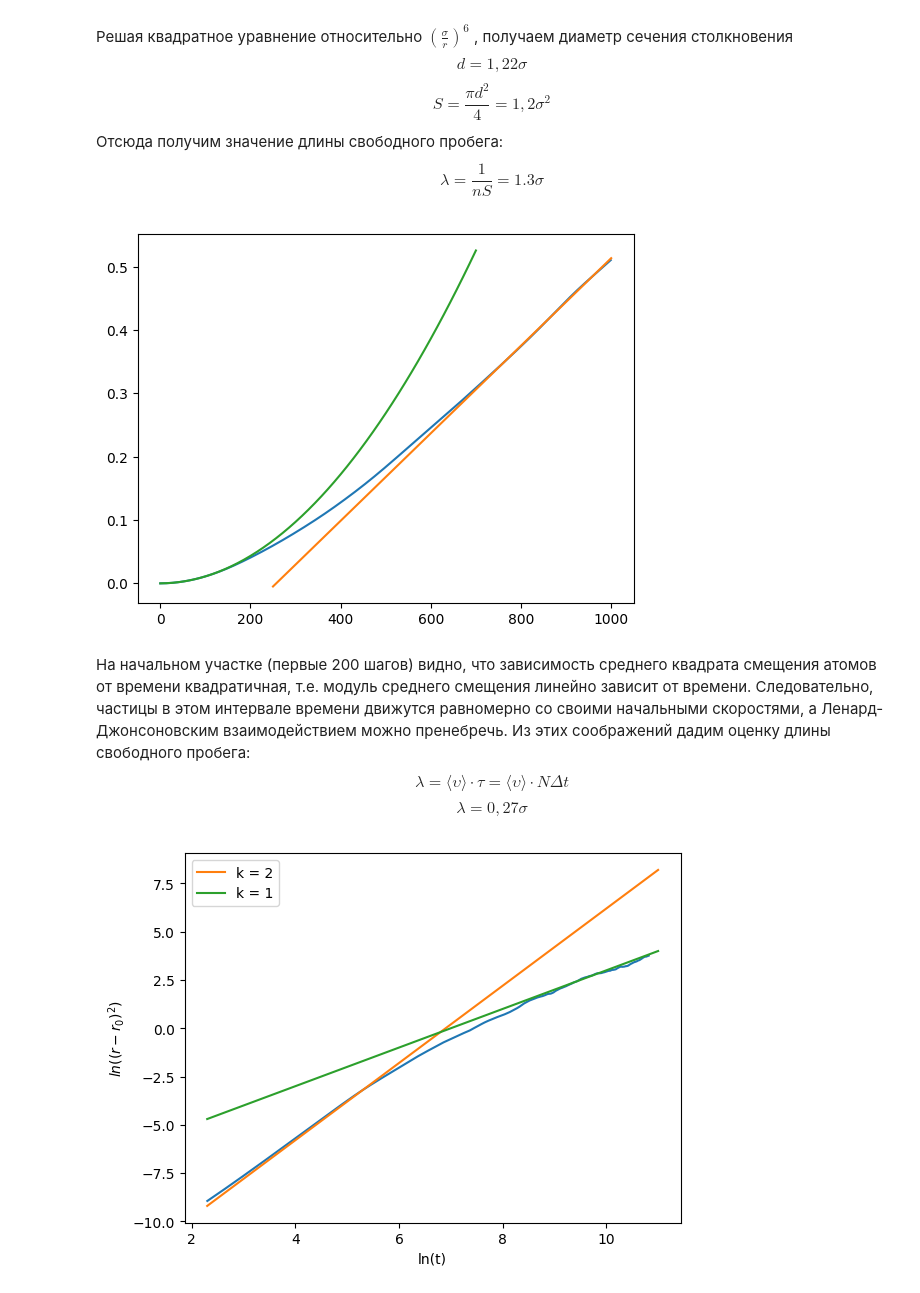
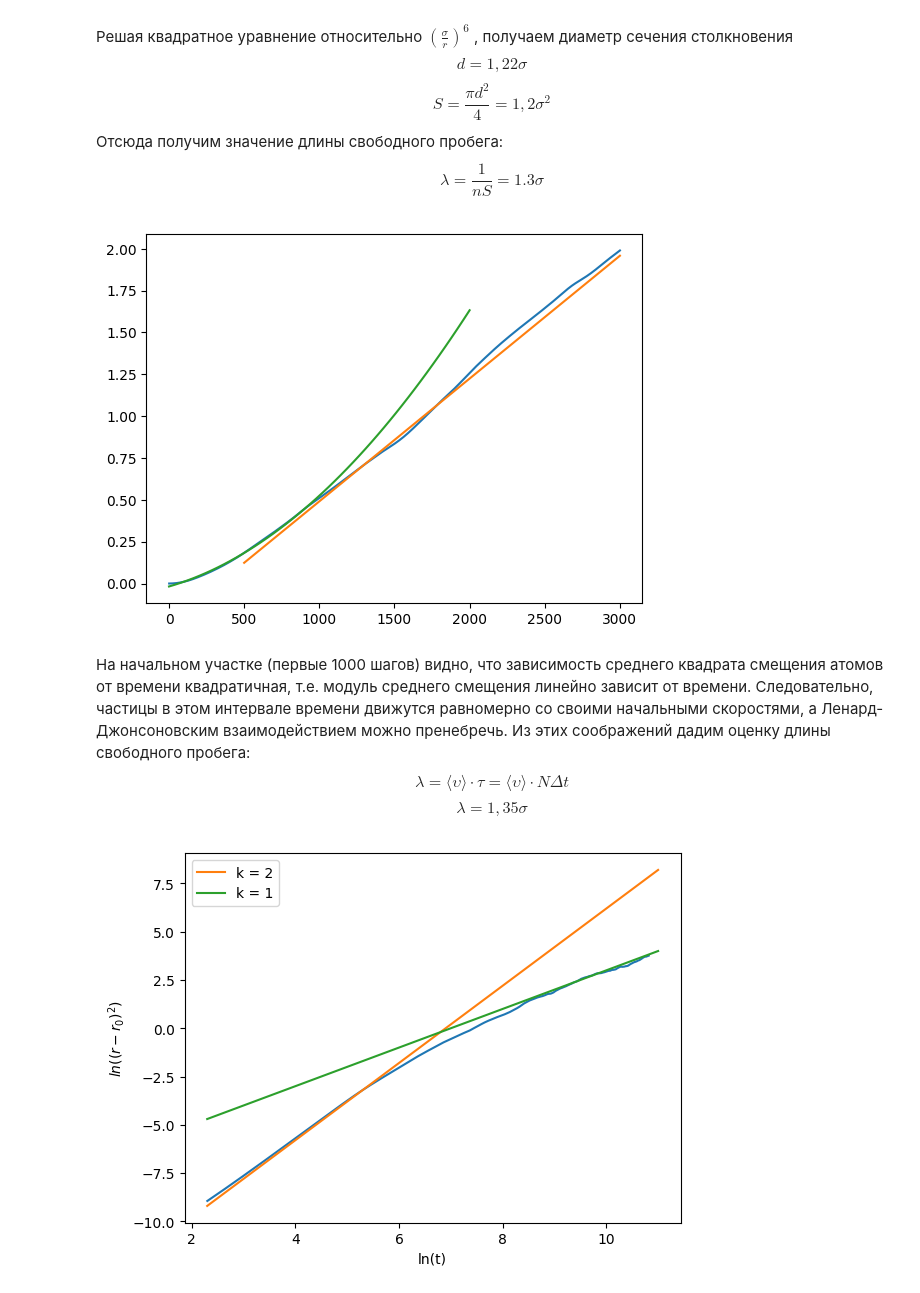
Before and after one commit to eMasov/Lenard-Johns-particle-model, a Jupyter notebook: Ideal_gas_model.ipynb, the cells around one changed output. Saved outputs shown, nothing was run; the diff lists cells and outputs as text; code cells hidden in the pictures.

```diff
--- a/Ideal_gas_model.ipynb
+++ b/Ideal_gas_model.ipynb
@@ -335,20 +335,20 @@ $$S = \frac{\pi d^2}{4} = 1,2 \sigma^2$$
 Отсюда получим значение длины свободного пробега:
 $$ \lambda = \frac{1}{nS} = 1.3 \sigma$$
 # %%
-a, b, c = np.polyfit(np.arange(100), np.array(delta[:100]), deg=2)
-k, q = np.polyfit(np.arange(800, 1001), np.array(delta[800:1001]), deg=1)
-plt.plot(np.arange(1000), np.array(delta[:1000]))
-x_1 = np.linspace(0, 700)
-x_2 = np.linspace(250, 1000)
+a, b, c = np.polyfit(np.arange(1, 1002), np.array(delta[:1001]), deg=2)
+k, q = np.polyfit(np.arange(1001, 2001), np.array(delta[1001:2001]), deg=1)
+plt.plot(np.arange(1, 3001), np.array(delta[:3000]))
+x_1 = np.linspace(0, 2000)
+x_2 = np.linspace(500, 3000)
 plt.plot(x_2, k * x_2 + q)
 plt.plot(x_1, a * x_1**2 + b * x_1 + c)
 plt.show()
 # %% [output]
-[figure, old version]
+[figure, new version]
 # %% [markdown]
-На начальном участке (первые 200 шагов) видно, что зависимость среднего квадрата смещения атомов от времени квадратичная, т.е. модуль среднего смещения линейно зависит от времени. Следовательно, частицы в этом интервале времени движутся равномерно со своими начальными скоростями, а Ленард-Джонсоновским взаимодействием можно пренебречь. Из этих соображений дадим оценку длины свободного пробега:
+На начальном участке (первые 1000 шагов) видно, что зависимость среднего квадрата смещения атомов от времени квадратичная, т.е. модуль среднего смещения линейно зависит от времени. Следовательно, частицы в этом интервале времени движутся равномерно со своими начальными скоростями, а Ленард-Джонсоновским взаимодействием можно пренебречь. Из этих соображений дадим оценку длины свободного пробега:
 $$ \lambda = \langle \upsilon \rangle  \cdot \tau = \langle \upsilon \rangle \cdot N \Delta t $$
-$$ \lambda = 0,27 \sigma $$
+$$ \lambda = 1,35 \sigma $$
 # %%
 plt.plot(np.log(np.arange(10, 50000)), np.log(np.array(delta[10:50000])))
 x = np.linspace(2.3, 11)
```
Also changed, not shown: parts of 2 cells of this notebook.
